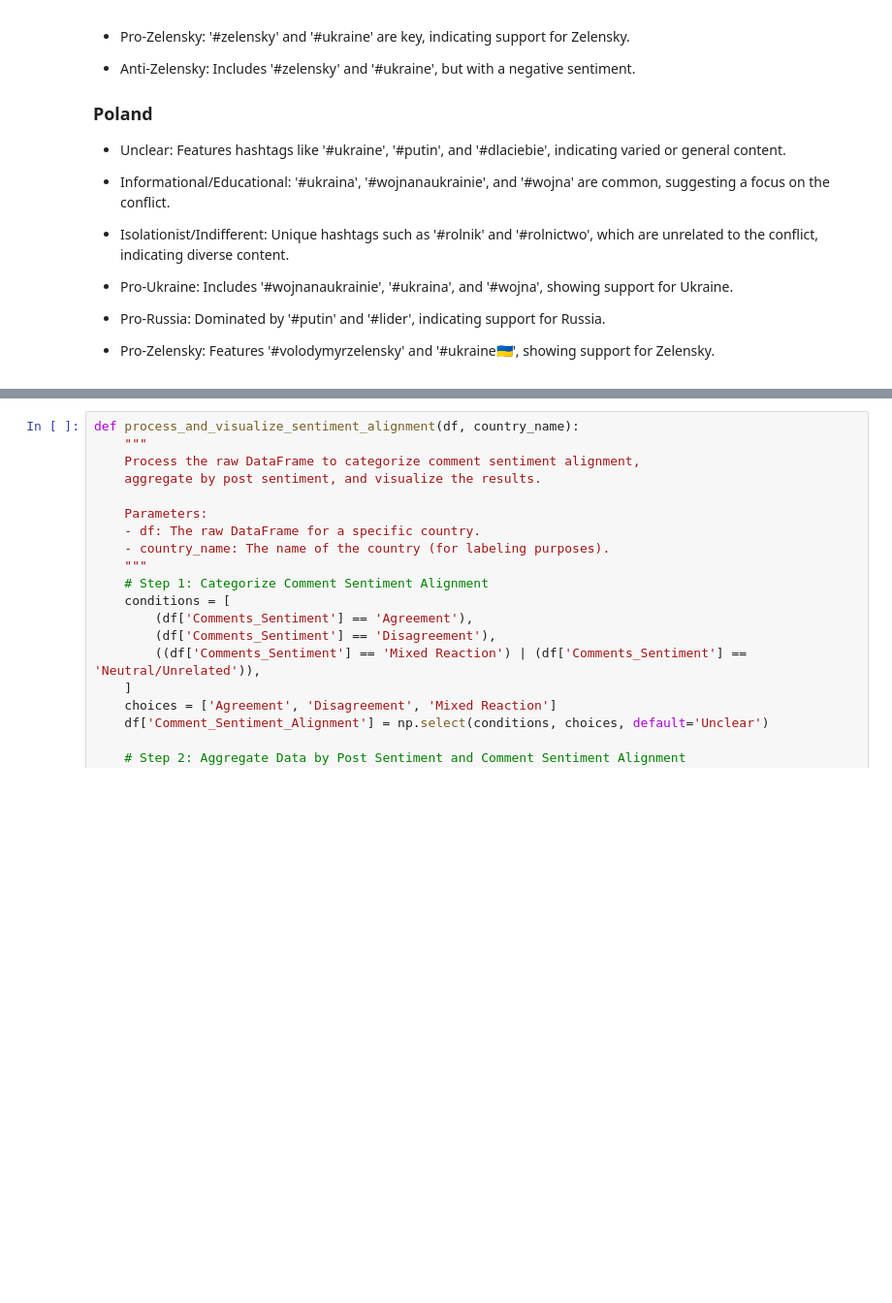
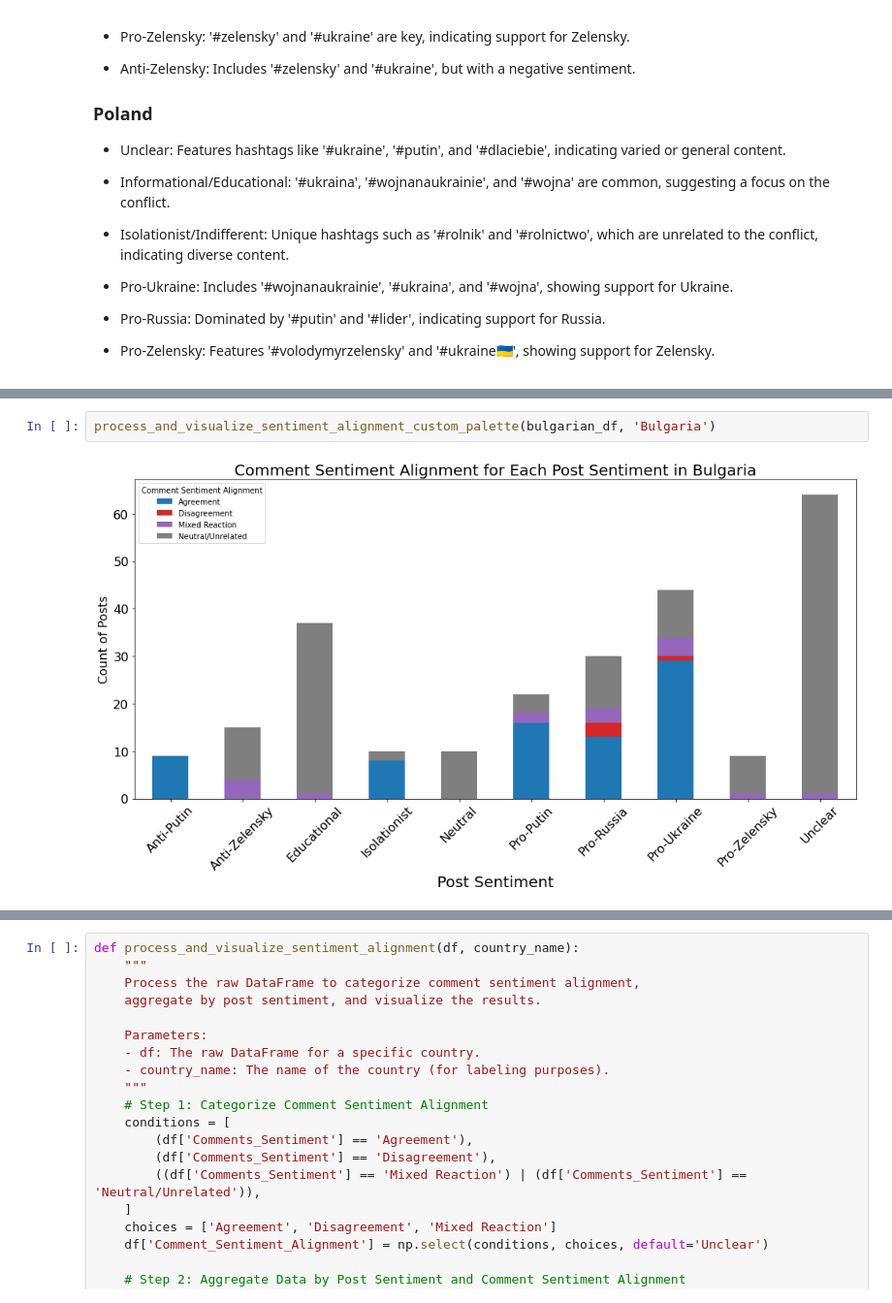
Before and after one commit to Qrypt1c/ECS252, a Jupyter notebook: prelim_dataset_analysis.ipynb, the cells around one changed output, grey strips where cells are left out. Shown: that part at 97% size. Drawn from its saved outputs; the diff is of its cells as text; blank space fills up the shorter version.

```diff
--- a/prelim_dataset_analysis.ipynb
+++ b/prelim_dataset_analysis.ipynb
@@ -281,0 +335,4 @@ visualize_top_hashtags_per_sentiment(poland_df, "Poland")
+# %%
+process_and_visualize_sentiment_alignment_custom_palette(bulgarian_df, 'Bulgaria')
+# %% [output]
+[figure, added]
```
Also changed, not shown: parts of 15 cells of this notebook.
